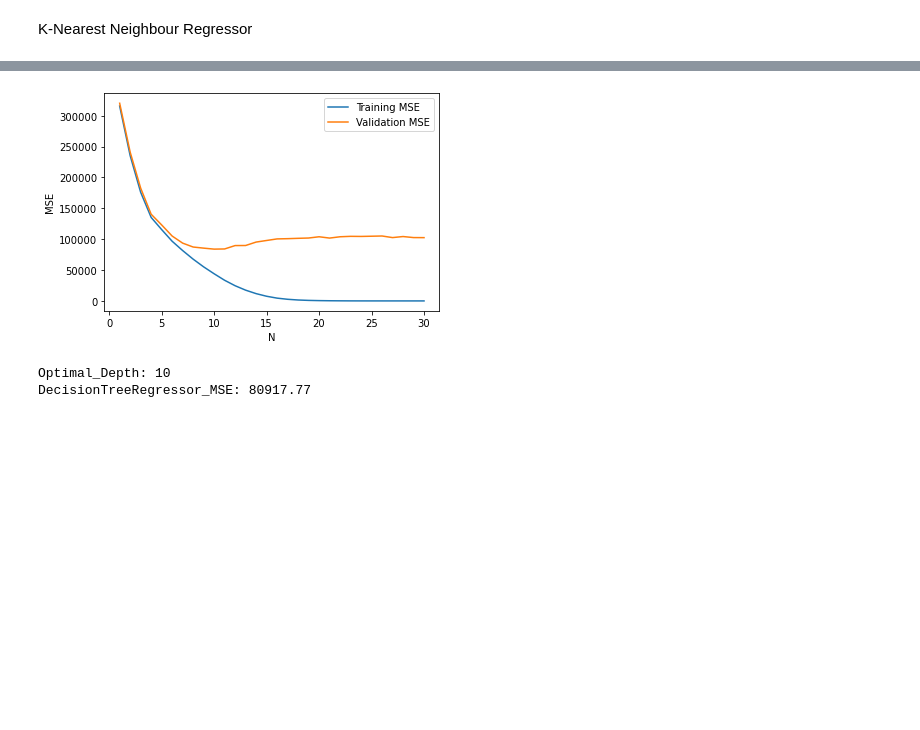
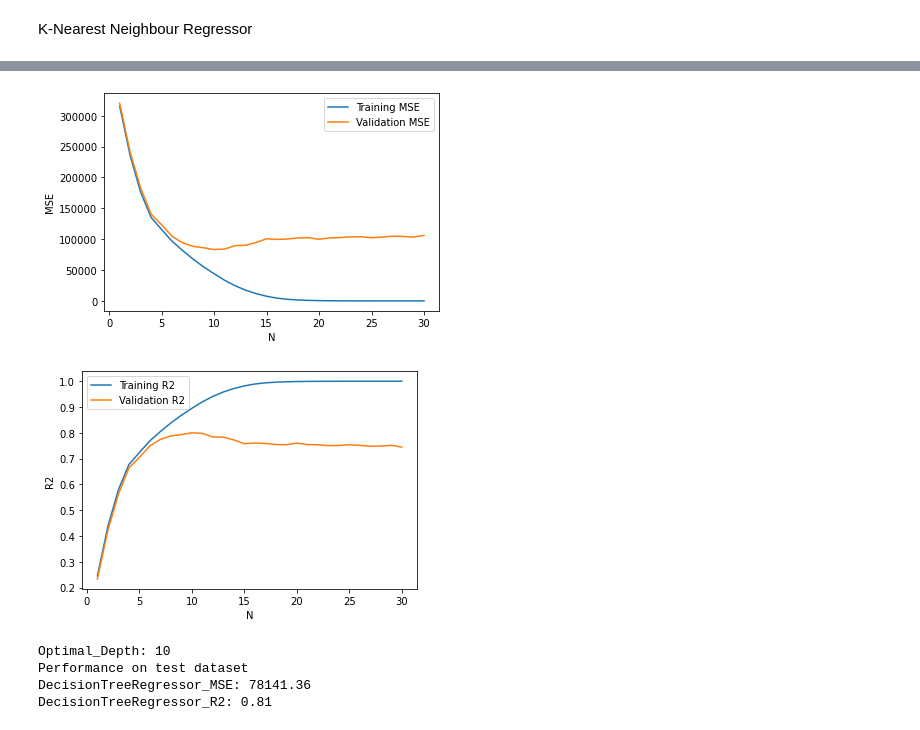
Before and after one commit to MEE-SPT/Intro_to_AI, a Jupyter notebook: model.ipynb, the cells around one changed output, grey strips where cells are left out. Drawn from its saved outputs; the diff is of its cells as text; code cells hidden in the pictures; blank space fills up the shorter version.

```diff
--- a/model.ipynb
+++ b/model.ipynb
@@ -136,8 +179,10 @@ max_d = 30
 # Inititalise two variables to store the
 # training accuracies and validation accuracies
 # (these need to store max_k*5 accuracies)
-train_mse = [[] for _ in range(max_d)]
-val_mse = [[] for _ in range(max_d)]
+train_mse = [[] for _ in range(max_k)]
+train_r2  = [[] for _ in range(max_k)]
+val_mse = [[] for _ in range(max_k)]
+val_r2 = [[] for _ in range(max_k)]
 
 # Loop over the values of k:
 for d in range(max_d):
@@ -155,32 +200,51 @@ for d in range(max_d):
         Ypredval=model.predict(Xval)
         # calculate training and validation accuracy and store
         train_mse[d].append(mean_squared_error(Ytrain,Ypredtrain))
+        train_r2[d].append(r2_score(Ytrain,Ypredtrain))
         val_mse[d].append(mean_squared_error(Yval, Ypredval))
+        val_r2[d].append(r2_score(Yval, Ypredval))
 
 # Calculate the mean training and validation accuracies across splits for each k
+mean_train_r2 = np.mean(train_r2, axis=1)
 mean_train_mse = np.mean(train_mse, axis=1)
 mean_val_mse = np.mean(val_mse, axis=1)
+mean_val_r2 = np.mean(val_r2, axis=1)
 # %%
 # plot N vs MSE
+plt.figure(1)
 x = range(1, max_k+1)
 plt.plot(x, mean_train_mse, label='Training MSE')
 plt.plot(x, mean_val_mse, label='Validation MSE')
 plt.legend()
 plt.xlabel('N')
 plt.ylabel('MSE')
+plt.show()
+
+plt.figure(2)
+plt.plot(x, mean_train_r2, label='Training R2')
+plt.plot(x, mean_val_r2, label='Validation R2')
+plt.legend()
+plt.xlabel('N')
+plt.ylabel('R2')
 plt.show()
 
 # find optimal N for validation dataset
 opt_d = np.argmin(mean_val_mse)+1
 print(f'Optimal_Depth: {opt_d}')
 
 # find MSE of test dataset
 dtr = DecisionTreeRegressor(max_depth=opt_d)
 dtr.fit(Xtr, Ytr)
-Ypred = dtr.predict(Xtest)
-dtr_mse = mean_squared_error(Ytest, Ypred)
+Ypred = dtr.predict(Xte)
+dtr_mse = mean_squared_error(Yte, Ypred)
+dtr_r2 = r2_score(Yte, Ypred)
+print(f'Performance on test dataset')
 print(f'DecisionTreeRegressor_MSE: {dtr_mse:.2f}')
+print(f'DecisionTreeRegressor_R2: {dtr_r2:.2f}')
 # %% [output]
 [figure]
+[figure, added]
 Optimal_Depth: 10
-DecisionTreeRegressor_MSE: 80917.77
+Performance on test dataset
+DecisionTreeRegressor_MSE: 78141.36
+DecisionTreeRegressor_R2: 0.81
```
Also changed, not shown: parts of 18 cells of this notebook.
